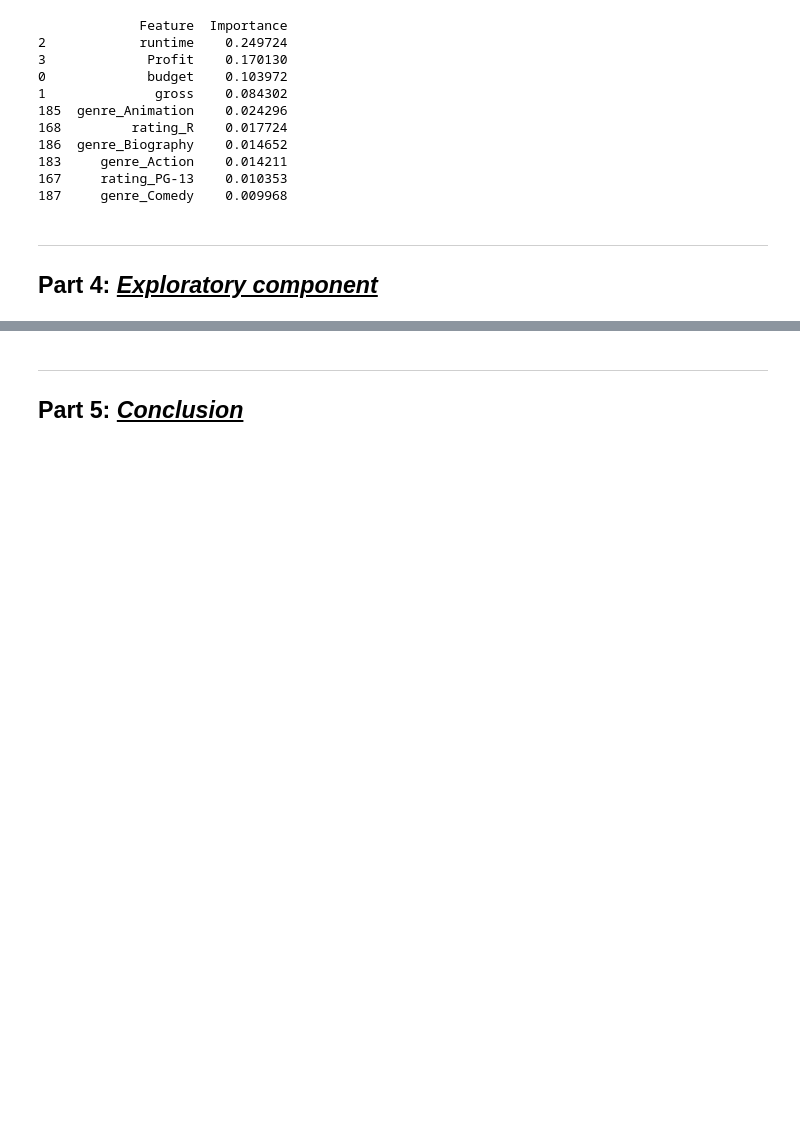
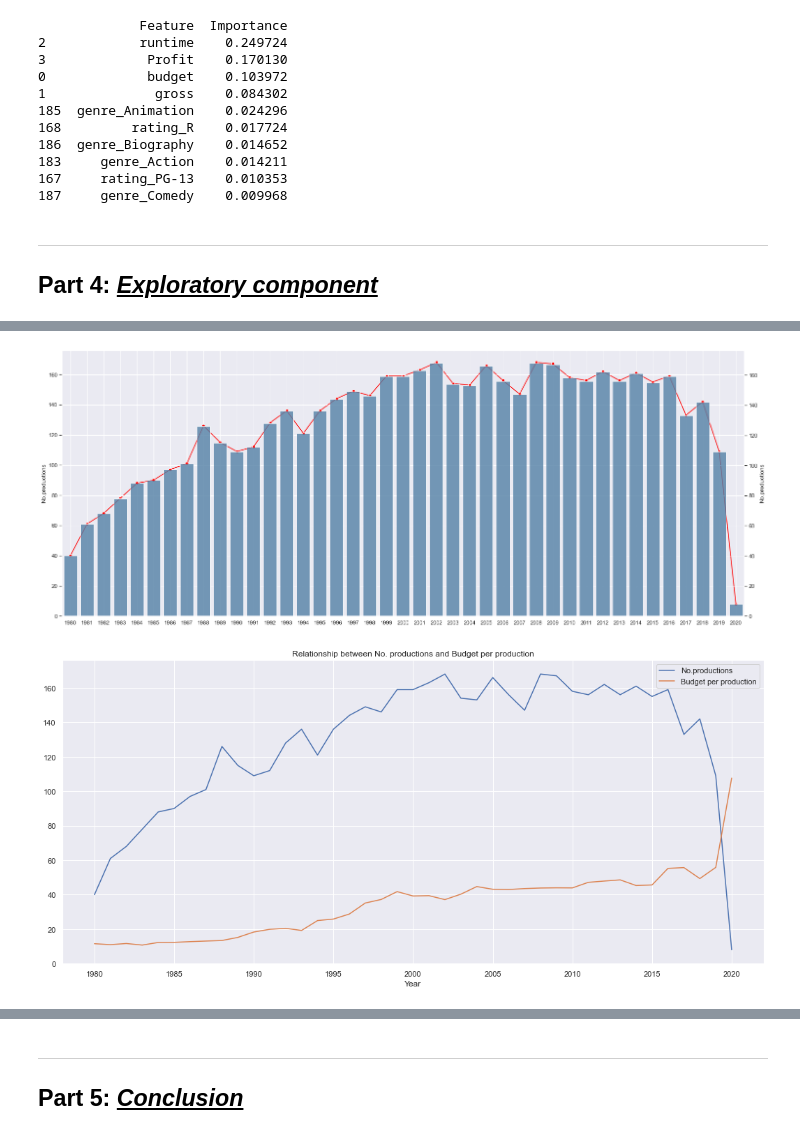
Before and after one commit to hanlululu/42577-BA-project-, a Jupyter notebook: Project_imbd-1.ipynb, the cells around one changed output, grey strips where cells are left out. Cells and saved outputs as stored; diff of their text form; code cells hidden in the pictures; blank space fills up the shorter version.

```diff
--- a/Project_imbd-1.ipynb
+++ b/Project_imbd-1.ipynb
@@ -499,0 +511,7 @@ Mean cross-validated RMSE: 1.06
+# %%
+df, df_movies = preprocess('Comprehensive IMDb Data.csv')
+# %%
+productions(df_movies)
+# %% [output]
+[figure, added]
+[figure, added]
```
Also changed, not shown: parts of 20 cells of this notebook, 2 other files.
